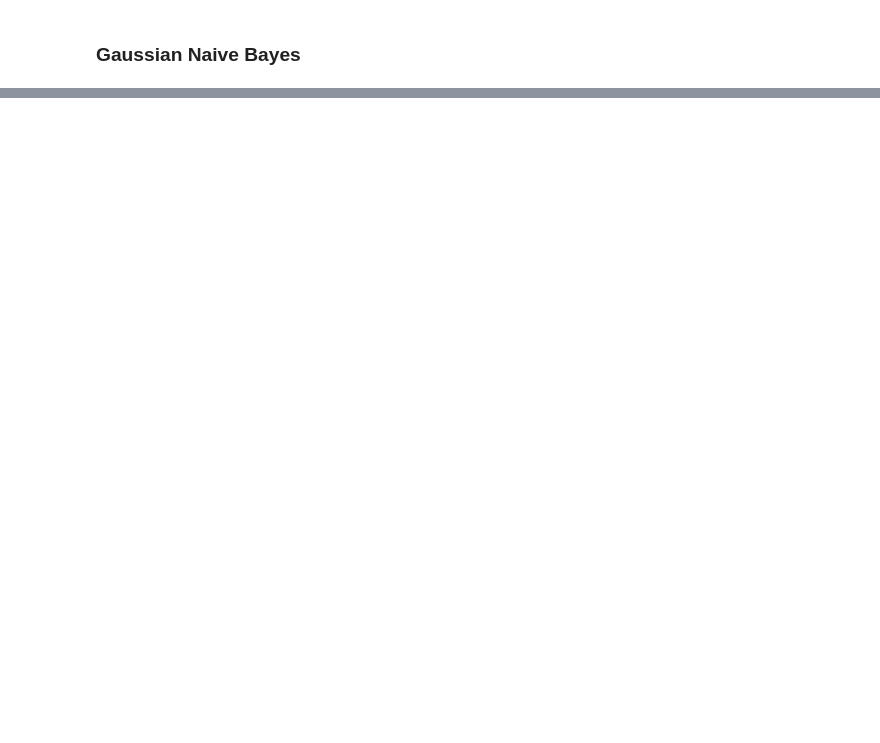
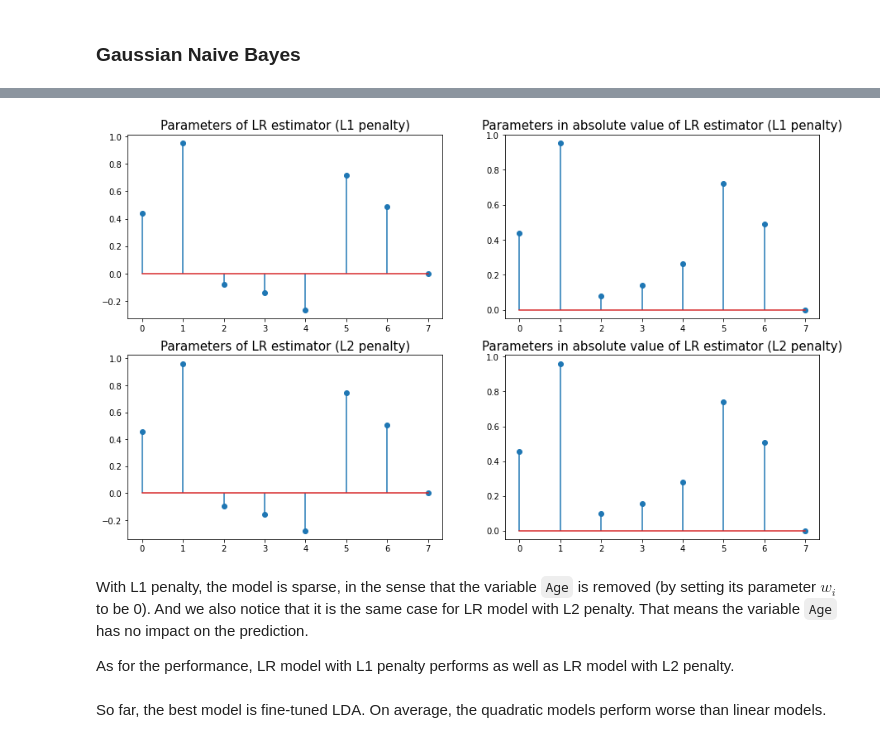
Before and after one commit to yunhao-tech/Course_project, a Jupyter notebook: IPP-Practical Machine learning/Session 3/ML_TP3.ipynb, the cells around one changed output, grey strips where cells are left out. Drawn from its saved outputs; the diff is of its cells as text; code cells hidden in the pictures; blank space fills up the shorter version.

```diff
--- a/IPP-Practical Machine learning/Session 3/ML_TP3.ipynb
+++ b/IPP-Practical Machine learning/Session 3/ML_TP3.ipynb
@@ -90,5 +96,11 @@ Therefore, these two variables seems to be good variables for prediction. Meanwh
 # %%
-pima_train_x, pima_test_x, pima_train_y, pima_test_y  = train_test_split(xall, yall, train_size=300, shuffle=True)
+# pima_train_x, pima_test_x, pima_train_y, pima_test_y  = train_test_split(xall, yall, train_size=300, shuffle=True)
+TrainSize = 300
+
+pima_train_x = xall[:TrainSize, ]
+pima_test_x = xall[TrainSize:, ]
+pima_train_y = yall[:TrainSize]
+pima_test_y = yall[TrainSize:]
 # %% [markdown]
 ## Standard Scaler
 # %% [markdown]
@@ -179,0 +242,23 @@ The optimal parameter is reg_param=0.63. We found that the AUC socre is better t
+# %%
+w_reg = lr_l1.coef_.reshape(-1,1)
+w_reg_l2 = lr.coef_.reshape(-1,1)
+
+fig, ax = plt.subplots(2, 2, figsize=(15, 9))
+ax[0,0].stem(w_reg)
+ax[0,0].set_title('Parameters of LR estimator (L1 penalty)', fontsize=15)
+ax[0,1].stem(abs(w_reg))
+ax[0,1].set_title("Parameters in absolute value of LR estimator (L1 penalty)", fontsize=15)
+
+ax[1,0].stem(w_reg_l2)
+ax[1,0].set_title('Parameters of LR estimator (L2 penalty)', fontsize=15)
+ax[1,1].stem(abs(w_reg_l2))
+ax[1,1].set_title("Parameters in absolute value of LR estimator (L2 penalty)", fontsize=15)
+plt.show()
+# %% [output]
+[figure, added]
+# %% [markdown]
+With L1 penalty, the model is sparse, in the sense that the variable `Age` is removed (by setting its parameter $w_i$ to be 0). And we also notice that it is the same case for LR model with L2 penalty. That means the variable `Age`  has no impact on the prediction.
+
+As for the performance, LR model with L1 penalty performs as well as LR model with L2 penalty.
+# %% [markdown]
+So far, the best model is fine-tuned LDA. On average, the quadratic models perform worse than linear models.
```
Also changed, not shown: parts of 101 cells of this notebook.
